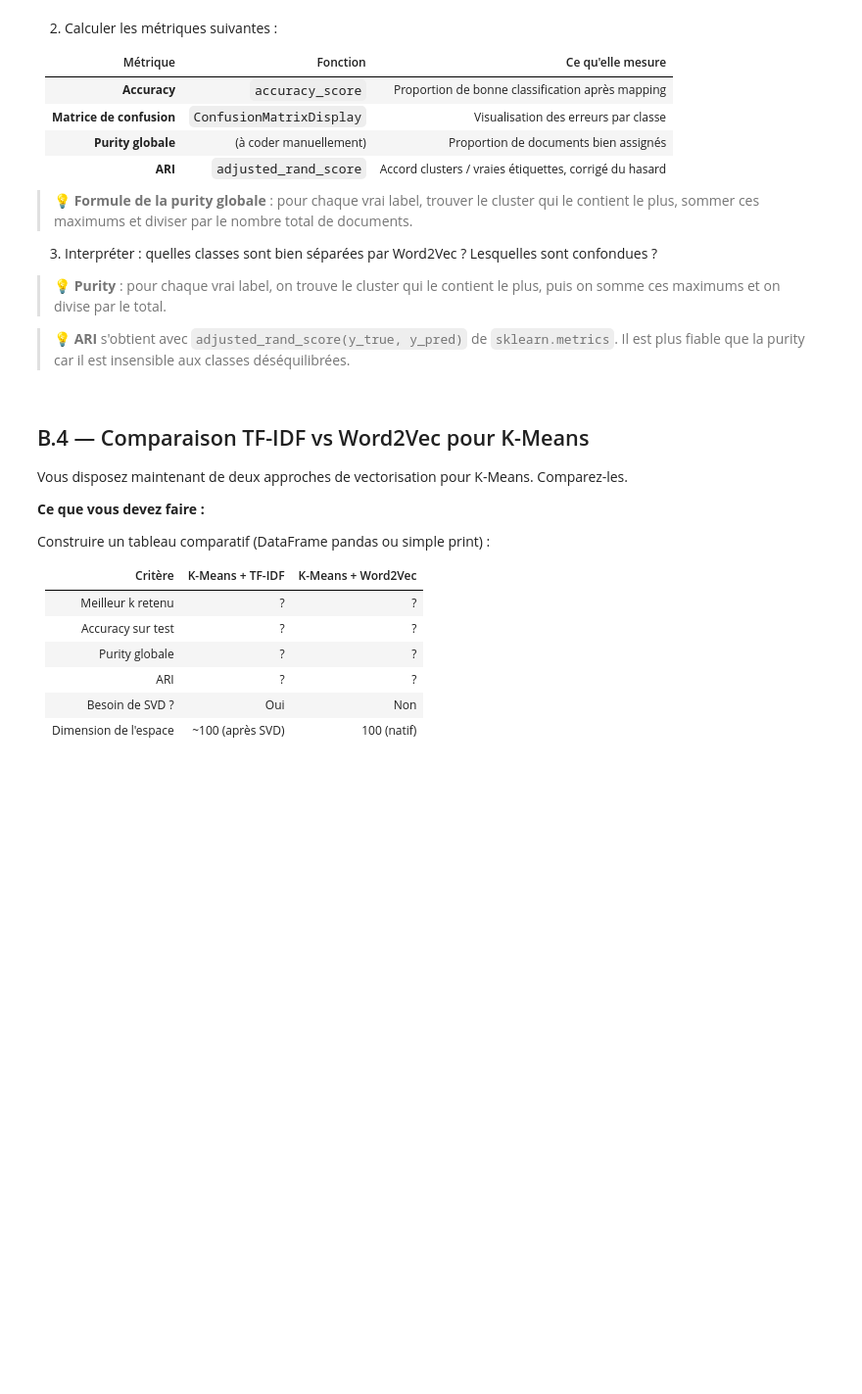
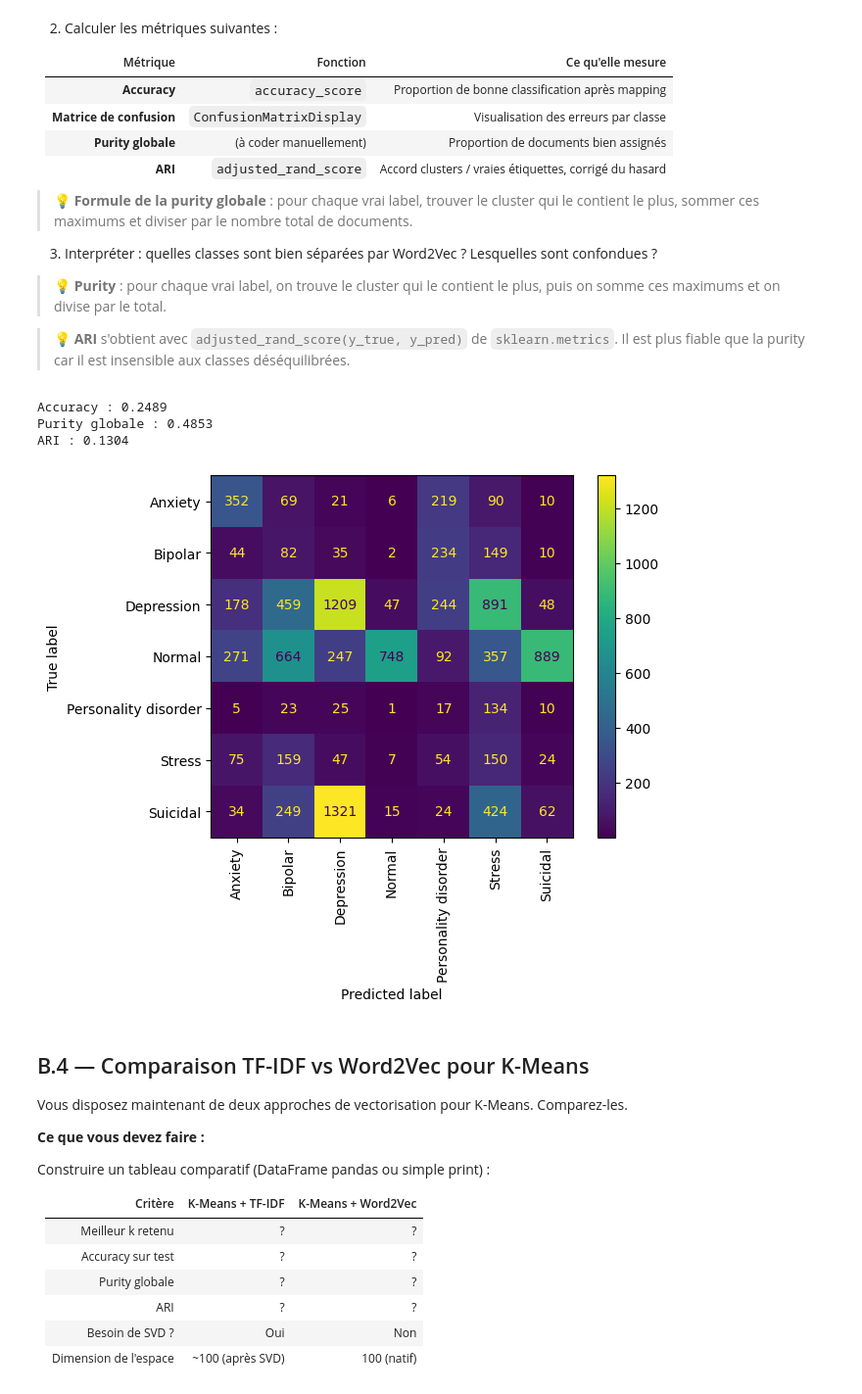
Before and after one commit to cypnet/Analyse-de-conversations-sur-la-sant-mentale, a Jupyter notebook: notebooks/LOGAN/ETAPE2-Analyse_des_sentiments_des_conversations_TEMPLATE.ipynb, the cells around one changed output. Shown at 98% size. Saved outputs shown, nothing was run; the diff lists cells and outputs as text; code cells hidden in the pictures; blank space fills up the shorter version.

```diff
--- a/notebooks/LOGAN/ETAPE2-Analyse_des_sentiments_des_conversations_TEMPLATE.ipynb
+++ b/notebooks/LOGAN/ETAPE2-Analyse_des_sentiments_des_conversations_TEMPLATE.ipynb
@@ -933,7 +1016,36 @@ Une pureté globale élevée signifie que K-Means a réussi à isoler des groupe
 
 > 💡 **ARI** s'obtient avec `adjusted_rand_score(y_true, y_pred)` de `sklearn.metrics`. Il est plus fiable que la purity car il est insensible aux classes déséquilibrées.
 # %%
-# B.3 — Votre code ici
+from sklearn.metrics import ConfusionMatrixDisplay, adjusted_rand_score
+
+test_clusters = kmeans_final.predict(X_test_w2v_norm)
+y_pred = [cluster_to_label[c] for c in test_clusters]
+
+acc = accuracy_score(y_test, y_pred)
+ari = adjusted_rand_score(y_test, test_clusters)
+
+def get_global_purity(y_true, clusters):
+    total = len(y_true)
+    correct = 0
+    for c in np.unique(clusters):
+        idx = np.where(clusters == c)[0]
+        if len(idx) > 0:
+            correct += y_true.iloc[idx].value_counts().max()
+    return correct / total
+
+purity = get_global_purity(y_test, test_clusters)
+
+print(f"Accuracy : {acc:.4f}")
+print(f"Purity globale : {purity:.4f}")
+print(f"ARI : {ari:.4f}")
+
+ConfusionMatrixDisplay.from_predictions(y_test, y_pred, xticks_rotation='vertical')
+plt.show()
+# %% [output]
+Accuracy : 0.2489
+Purity globale : 0.4853
+ARI : 0.1304
+[figure, added]
 # %% [markdown]
 ## B.4 — Comparaison TF-IDF vs Word2Vec pour K-Means
 
```
Also changed, not shown: parts of 7 cells of this notebook, 2 other files.
